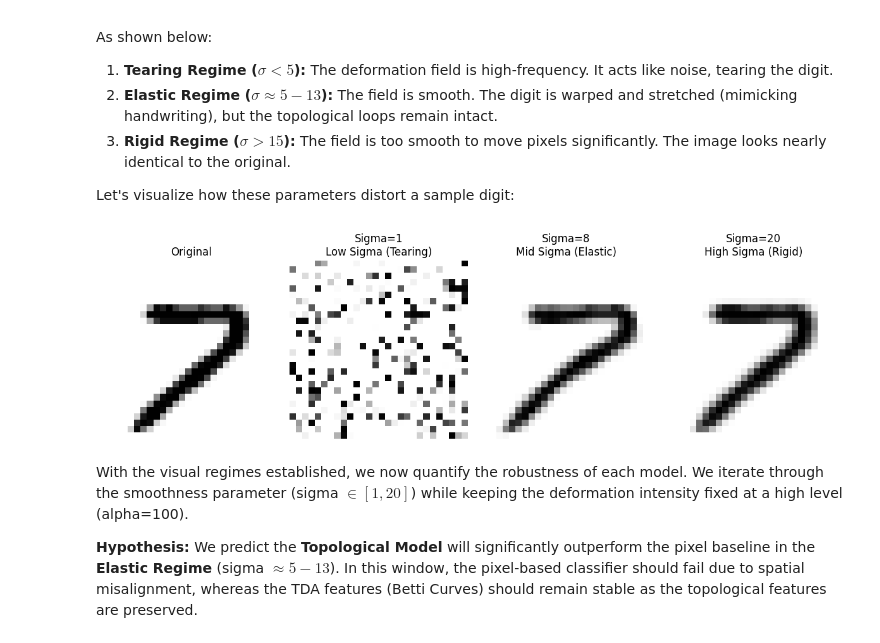
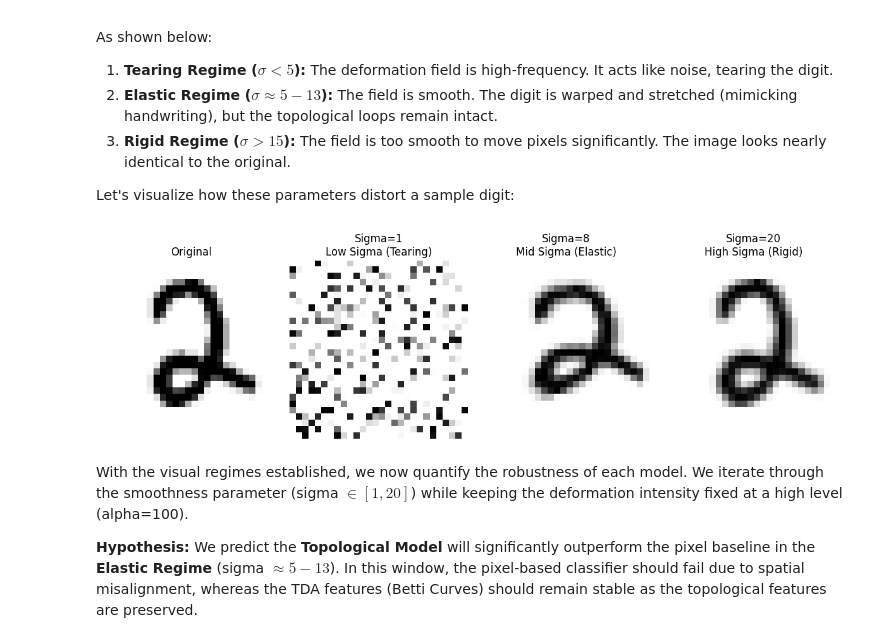
Before and after one commit to marcosorseli/mnist-geometric-topological-analysis, a Jupyter notebook: MNIST_Geometric_Topological_Analysis.ipynb, the cells around one changed output. Drawn from its saved outputs; the diff is of its cells as text; code cells hidden in the pictures.

```diff
--- a/MNIST_Geometric_Topological_Analysis.ipynb
+++ b/MNIST_Geometric_Topological_Analysis.ipynb
@@ -183,7 +183,7 @@ indexes = np.flatnonzero(y_pred_pixel_lr != y_test)
 fig, axis = plt.subplots(ncols=2,nrows=2,figsize=(6,6))
 # 'axes.flat' gives you a 1D iterator: [ax(0,0), ax(0,1), ax(1,0), ax(1,1)]
 # 'zip' pairs each axis with one of your indexes
-for ax, index in zip(axis.flat, indexes[0:4]):
+for ax, index in zip(axis.flat, indexes[4:9]):
     img = X_test[index].reshape(28, 28)
     ax.imshow(img, cmap='gray_r')
     ax.set_title(f"True Label: '{y_test[index]}'\n Predicted Label: '{y_pred_pixel_lr[index]}'")
@@ -572,8 +572,9 @@ def inject_salt_and_pepper_noise(X, noise_level=0.2):
 
     return X_noisy
 
-image_index = 13 # Pick an arbitrary sample
 
+indexes = np.flatnonzero(y_test == '2')
+image_index = indexes[11] # Pick an arbitrary sample
 clean_image = X_test_28[image_index]
 
 # Create the noisy dataset
@@ -683,37 +684,36 @@ As shown below:
 
 Let's visualize how these parameters distort a sample digit:
 # %%
-sample_idx = 13
-original_img = X_test[sample_idx].reshape(28, 28)
+original_img = X_test_28[image_index]
 
 # Define the regimes
 sigmas = [1, 8, 20]
 titles = ['Low Sigma (Tearing)', 'Mid Sigma (Elastic)', 'High Sigma (Rigid)']
 
 plt.figure(figsize=(12, 4))
 
 # Plot Original
 plt.subplot(1, 4, 1)
 plt.imshow(original_img, cmap='gray_r')
 plt.title("Original")
 plt.axis('off')
 
 # Plot Deformations
 for i, sigma in enumerate(sigmas):
     rs = np.random.RandomState(16)
 
     # Apply your elastic transform function
     deformed = elastic_transform(original_img, alpha=100, sigma=sigma, random_state=rs)
 
     plt.subplot(1, 4, i+2)
     plt.imshow(deformed, cmap='gray_r')
     plt.title(f"Sigma={sigma}\n{titles[i]}")
     plt.axis('off')
 
 plt.tight_layout()
 plt.show()
 # %% [output]
-[figure, old version]
+[figure, new version]
 # %% [markdown]
 With the visual regimes established, we now quantify the robustness of each model. We iterate through the smoothness parameter (sigma $\in [1, 20]$) while keeping the deformation intensity fixed at a high level (alpha=100).
 
```
Also changed, not shown: parts of 11 cells of this notebook, 2 other files.
